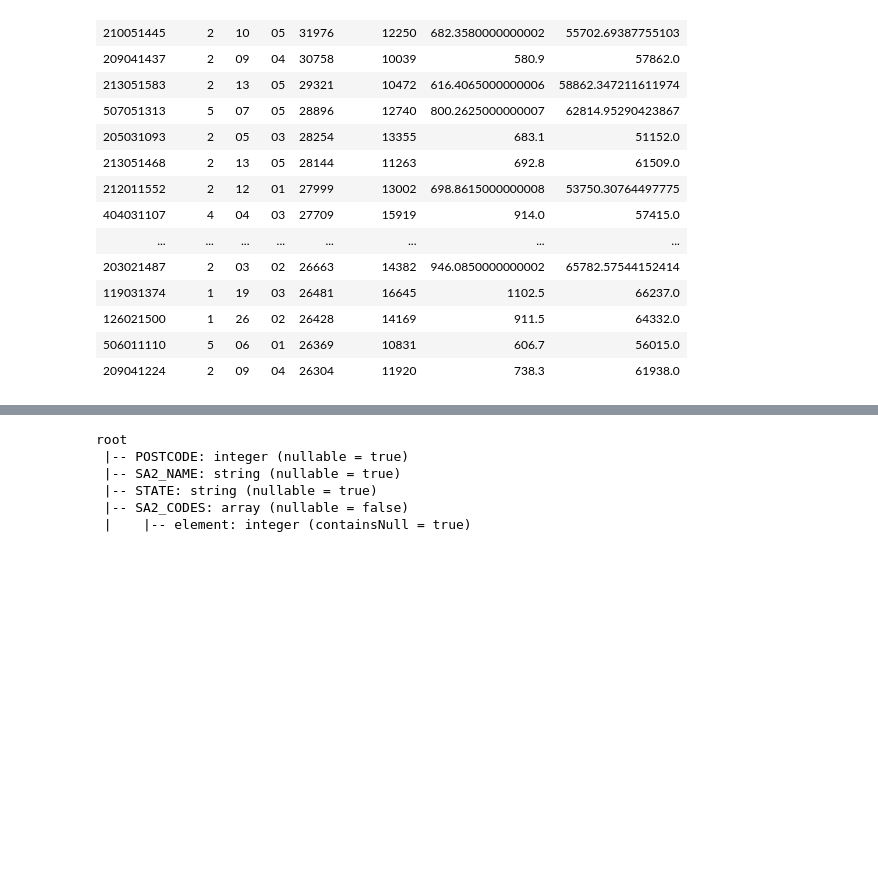
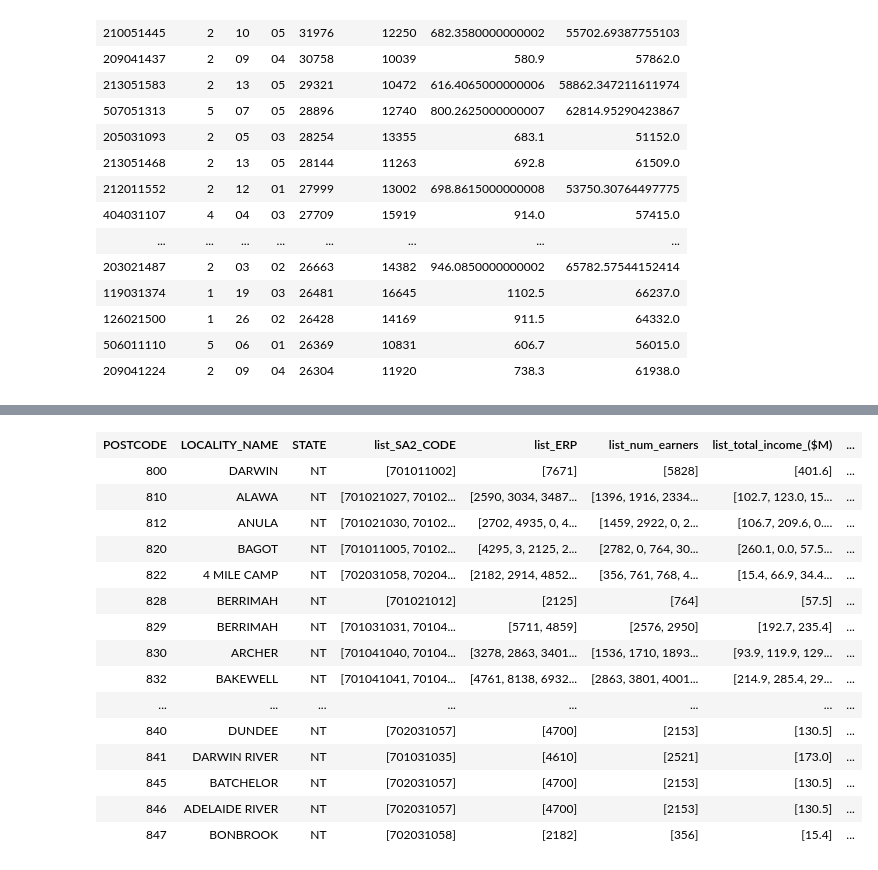
Before and after one commit to MAST30034-AppliedDataScience/project-2-group-buy-now-pay-later-industry-project-13, a Jupyter notebook: notebooks/external_dataset.ipynb, the cells around one changed output, grey strips where cells are left out. Saved outputs shown, nothing was run; the diff lists cells and outputs as text; code cells hidden in the pictures; blank space fills up the shorter version.

```diff
--- a/notebooks/external_dataset.ipynb
+++ b/notebooks/external_dataset.ipynb
@@ -685,15 +768,22 @@ Number of entries = 35901
 # %%
-# group by POSTCODE and aggregate SA2_MAINCODE_2021
-postcode_grouped_sa2_df = sa2_pop_income_df.groupBy('POSTCODE').agg(
-    # name only here for general idea of where the location is
+# group by POSTCODE
+grouped_pi_df = POA_pi_df.groupBy('POSTCODE').agg(
+    # locality name
     F.first('LOCALITY_NAME').alias('LOCALITY_NAME'),
+    # state
     F.first('STATE').alias('STATE'),
-    F.collect_set('SA2_MAINCODE_2021').cast('array<int>').alias('SA2_CODES'),
-    F.collect_list('total_income_($M)'),
-    F.collect_list('median_income'),
-    F.collect_list('mean_income'),
-    F.collect_list('gini_coef')
+    # SA2 codes
+    F.collect_list('SA2_CODE').cast('array<int>').alias('list_SA2_CODE'),
+    # ERP
+    F.collect_list('ERP').cast('array<int>').alias('list_ERP'),
+    # number of income earners
+    F.collect_list('num_earners').cast('array<int>').alias('list_num_earners'),
+    # total_income
+    F.collect_list('total_income_($M)').cast('array<double>').alias('list_total_income_($M)'),
+    # mean_income
+    F.collect_list('mean_income').cast('array<double>').alias('list_mean_income')
 )
 
-postcode_grouped_sa2_df.show(truncate = False)
+print(f'Number of entries = {grouped_pi_df.count()}')
+grouped_pi_df.show(truncate = False)
 # %% [output]
@@ -718,9 +807,25 @@ postcode_grouped_sa2_df.show(truncate = False)
-# %%
-postcode_grouped_sa2_df.printSchema()
-# %% [output]
-root
- |-- POSTCODE: integer (nullable = true)
- |-- SA2_NAME: string (nullable = true)
- |-- STATE: string (nullable = true)
- |-- SA2_CODES: array (nullable = false)
- |    |-- element: integer (containsNull = true)
+# %%
+# sum ERP
+grouped_pi_df = grouped_pi_df.withColumn(
+    'postcode_ERP',
+    F.expr('aggregate(list_ERP, 0, (x, y) -> x + y)')
+)
+
+grouped_pi_df.limit(20)
+# %% [output]
+| POSTCODE | LOCALITY_NAME | STATE | list_SA2_CODE | list_ERP | list_num_earners | list_total_income_($M) | ... |
+| 800 | DARWIN | NT | [701011002] | [7671] | [5828] | [401.6] | ... |
+| 810 | ALAWA | NT | [701021027, 70102... | [2590, 3034, 3487... | [1396, 1916, 2334... | [102.7, 123.0, 15... | ... |
+| 812 | ANULA | NT | [701021030, 70102... | [2702, 4935, 0, 4... | [1459, 2922, 0, 2... | [106.7, 209.6, 0.... | ... |
+| 820 | BAGOT | NT | [701011005, 70102... | [4295, 3, 2125, 2... | [2782, 0, 764, 30... | [260.1, 0.0, 57.5... | ... |
+| 822 | 4 MILE CAMP | NT | [702031058, 70204... | [2182, 2914, 4852... | [356, 761, 768, 4... | [15.4, 66.9, 34.4... | ... |
+| 828 | BERRIMAH | NT | [701021012] | [2125] | [764] | [57.5] | ... |
+| 829 | BERRIMAH | NT | [701031031, 70104... | [5711, 4859] | [2576, 2950] | [192.7, 235.4] | ... |
+| 830 | ARCHER | NT | [701041040, 70104... | [3278, 2863, 3401... | [1536, 1710, 1893... | [93.9, 119.9, 129... | ... |
+| 832 | BAKEWELL | NT | [701041041, 70104... | [4761, 8138, 6932... | [2863, 3801, 4001... | [214.9, 285.4, 29... | ... |
+| ... | ... | ... | ... | ... | ... | ... | ... |
+| 840 | DUNDEE | NT | [702031057] | [4700] | [2153] | [130.5] | ... |
+| 841 | DARWIN RIVER | NT | [701031035] | [4610] | [2521] | [173.0] | ... |
+| 845 | BATCHELOR | NT | [702031057] | [4700] | [2153] | [130.5] | ... |
+| 846 | ADELAIDE RIVER | NT | [702031057] | [4700] | [2153] | [130.5] | ... |
+| 847 | BONBROOK | NT | [702031058] | [2182] | [356] | [15.4] | ... |
```
Also changed, not shown: parts of 23 cells of this notebook.
